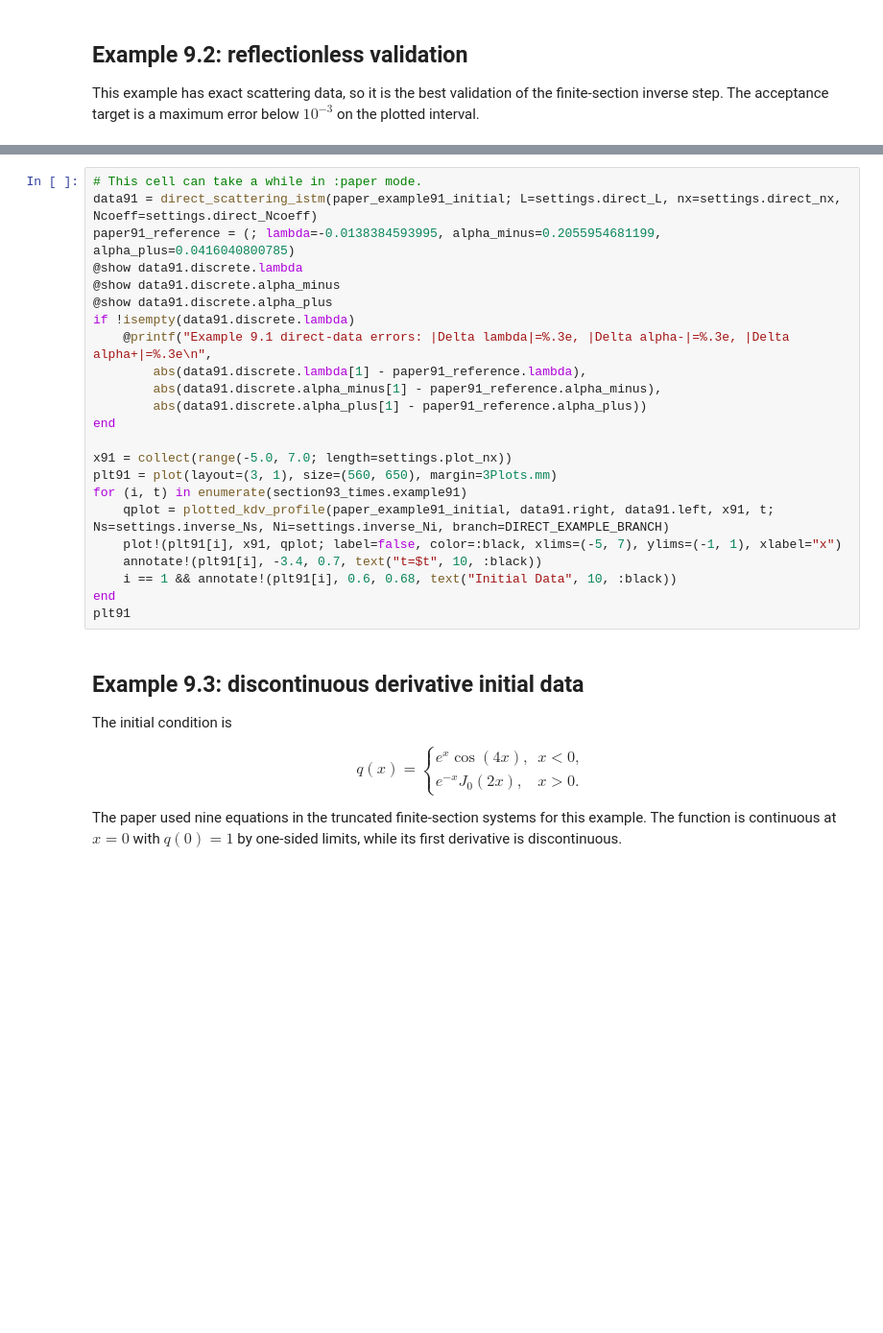
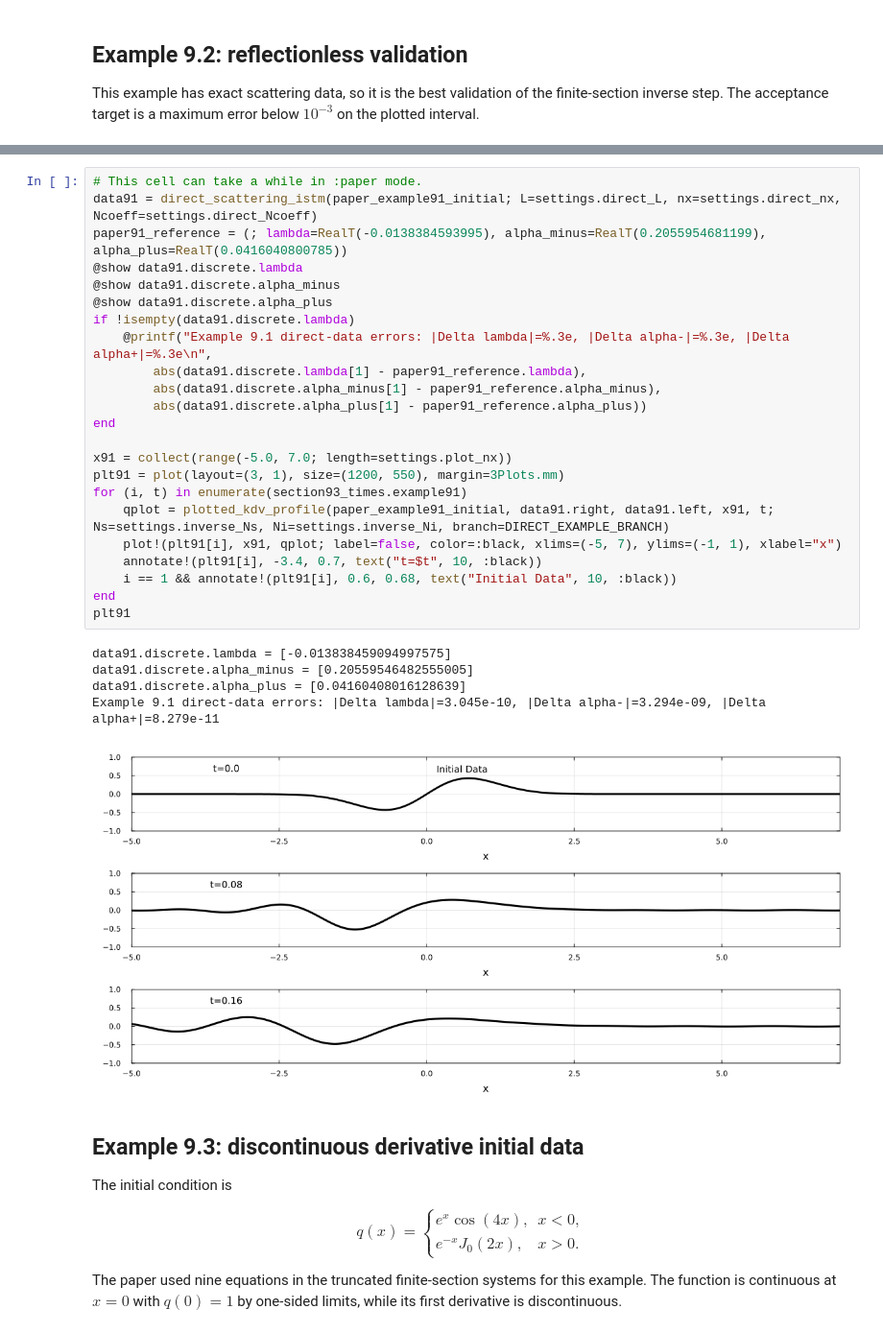
Before and after one commit to wfudong/NumIST, a Jupyter notebook: ISTM_finite_section_KdV.ipynb, the cells around one changed output, grey strips where cells are left out. Shown at 96% size. Drawn from its saved outputs; the diff is of its cells as text; blank space fills up the shorter version.

```diff
--- a/ISTM_finite_section_KdV.ipynb
+++ b/ISTM_finite_section_KdV.ipynb
@@ -717,26 +943,32 @@ The plotted direct-scattering examples use `DIRECT_EXAMPLE_BRANCH = :left`, i.e.
 # %%
 # This cell can take a while in :paper mode.
 data91 = direct_scattering_istm(paper_example91_initial; L=settings.direct_L, nx=settings.direct_nx, Ncoeff=settings.direct_Ncoeff)
-paper91_reference = (; lambda=-0.0138384593995, alpha_minus=0.2055954681199, alpha_plus=0.0416040800785)
+paper91_reference = (; lambda=RealT(-0.0138384593995), alpha_minus=RealT(0.2055954681199), alpha_plus=RealT(0.0416040800785))
 @show data91.discrete.lambda
 @show data91.discrete.alpha_minus
 @show data91.discrete.alpha_plus
 if !isempty(data91.discrete.lambda)
     @printf("Example 9.1 direct-data errors: |Delta lambda|=%.3e, |Delta alpha-|=%.3e, |Delta alpha+|=%.3e\n",
         abs(data91.discrete.lambda[1] - paper91_reference.lambda),
         abs(data91.discrete.alpha_minus[1] - paper91_reference.alpha_minus),
         abs(data91.discrete.alpha_plus[1] - paper91_reference.alpha_plus))
 end
 
 x91 = collect(range(-5.0, 7.0; length=settings.plot_nx))
-plt91 = plot(layout=(3, 1), size=(560, 650), margin=3Plots.mm)
+plt91 = plot(layout=(3, 1), size=(1200, 550), margin=3Plots.mm)
 for (i, t) in enumerate(section93_times.example91)
     qplot = plotted_kdv_profile(paper_example91_initial, data91.right, data91.left, x91, t; Ns=settings.inverse_Ns, Ni=settings.inverse_Ni, branch=DIRECT_EXAMPLE_BRANCH)
     plot!(plt91[i], x91, qplot; label=false, color=:black, xlims=(-5, 7), ylims=(-1, 1), xlabel="x")
     annotate!(plt91[i], -3.4, 0.7, text("t=$t", 10, :black))
     i == 1 && annotate!(plt91[i], 0.6, 0.68, text("Initial Data", 10, :black))
 end
 plt91
+# %% [output]
+data91.discrete.lambda = [-0.013838459094997575]
+data91.discrete.alpha_minus = [0.20559546482555005]
+data91.discrete.alpha_plus = [0.04160408016128639]
+Example 9.1 direct-data errors: |Delta lambda|=3.045e-10, |Delta alpha-|=3.294e-09, |Delta alpha+|=8.279e-11
+[figure, added]
 # %% [markdown]
 ## Example 9.3: discontinuous derivative initial data
 
```
Also changed, not shown: parts of 11 cells of this notebook, 32 other files.
